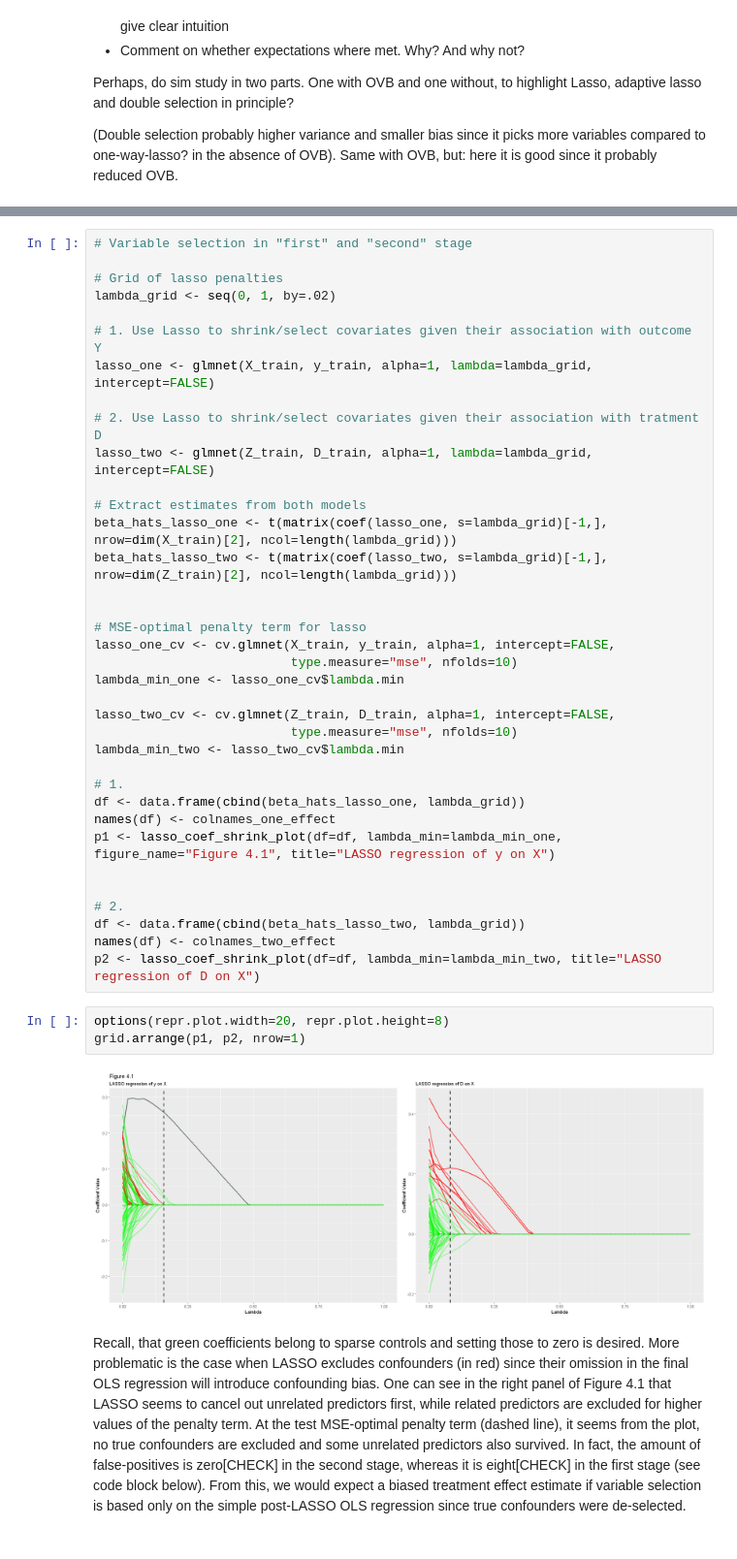
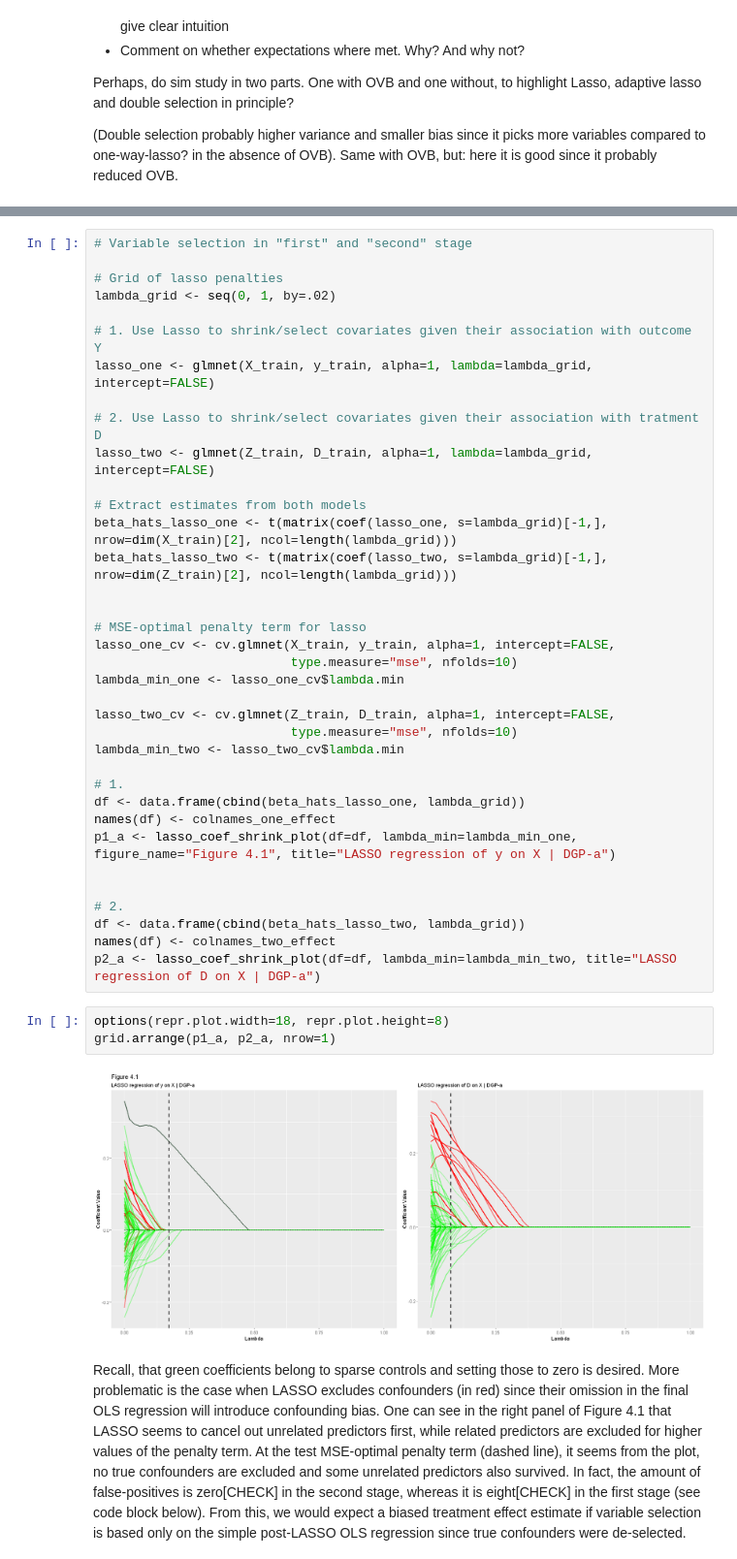
Before and after one commit to maxschae/compstat-project, a Jupyter notebook: CompStat_Project_Max_Schäfer.ipynb, the cells around one changed output, grey strips where cells are left out. Shown at 97% size. Drawn from its saved outputs; the diff is of its cells as text.

```diff
--- a/CompStat_Project_Max_Schäfer.ipynb
+++ b/CompStat_Project_Max_Schäfer.ipynb
@@ -437,18 +377,18 @@ lambda_min_two <- lasso_two_cv$lambda.min
 # 1.
 df <- data.frame(cbind(beta_hats_lasso_one, lambda_grid))
 names(df) <- colnames_one_effect
-p1 <- lasso_coef_shrink_plot(df=df, lambda_min=lambda_min_one, figure_name="Figure 4.1", title="LASSO regression of y on X")
+p1_a <- lasso_coef_shrink_plot(df=df, lambda_min=lambda_min_one, figure_name="Figure 4.1", title="LASSO regression of y on X | DGP-a")
 
 
 # 2.
 df <- data.frame(cbind(beta_hats_lasso_two, lambda_grid))
 names(df) <- colnames_two_effect
-p2 <- lasso_coef_shrink_plot(df=df, lambda_min=lambda_min_two, title="LASSO regression of D on X")
+p2_a <- lasso_coef_shrink_plot(df=df, lambda_min=lambda_min_two, title="LASSO regression of D on X | DGP-a")
 # %%
-options(repr.plot.width=20, repr.plot.height=8)
-grid.arrange(p1, p2, nrow=1)
+options(repr.plot.width=18, repr.plot.height=8)
+grid.arrange(p1_a, p2_a, nrow=1)
 # %% [output]
-[figure, old version]
+[figure, new version]
 # %% [markdown]
 Recall, that green coefficients belong to sparse controls and setting those to zero is desired. More problematic is the case when LASSO excludes confounders (in red) since their omission in the final OLS regression will introduce confounding bias. One can see in the right panel of Figure 4.1 that LASSO seems to cancel out unrelated predictors first, while related predictors are excluded for higher values of the penalty term. At the test MSE-optimal penalty term (dashed line), it seems from the plot, no true confounders are excluded and some unrelated predictors also survived. In fact, the amount of false-positives is zero[CHECK] in the second stage, whereas it is eight[CHECK] in the first stage (see code block below). From this, we would expect a biased treatment effect estimate if variable selection is based only on the simple post-LASSO OLS regression since true confounders were de-selected. Using the double-selection method where the union of selected variables from the first and second stage is considered in the final regression, would yield a better performance in terms of treatment estimate's bias. Note, that the first stage LASSO model may outperform the model advocated by double-selection since more unrelated regressors are included (see the false-negative rate below). However, with the goal of inference on the treatment effect estimate, double-selection is favored *in this particular simulation run*.
 # %%
```
Also changed, not shown: parts of 67 cells of this notebook, 4 other files.
